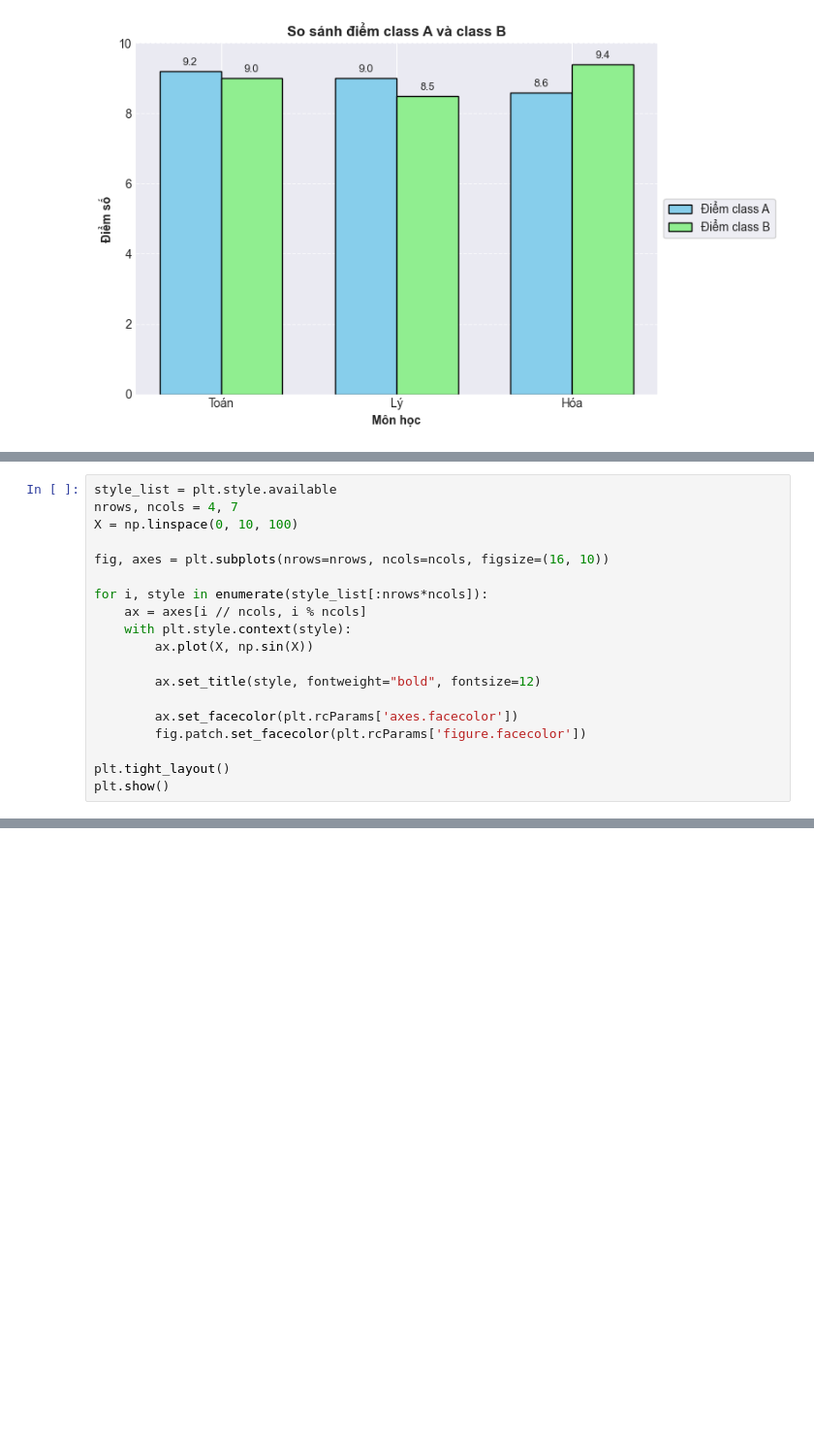
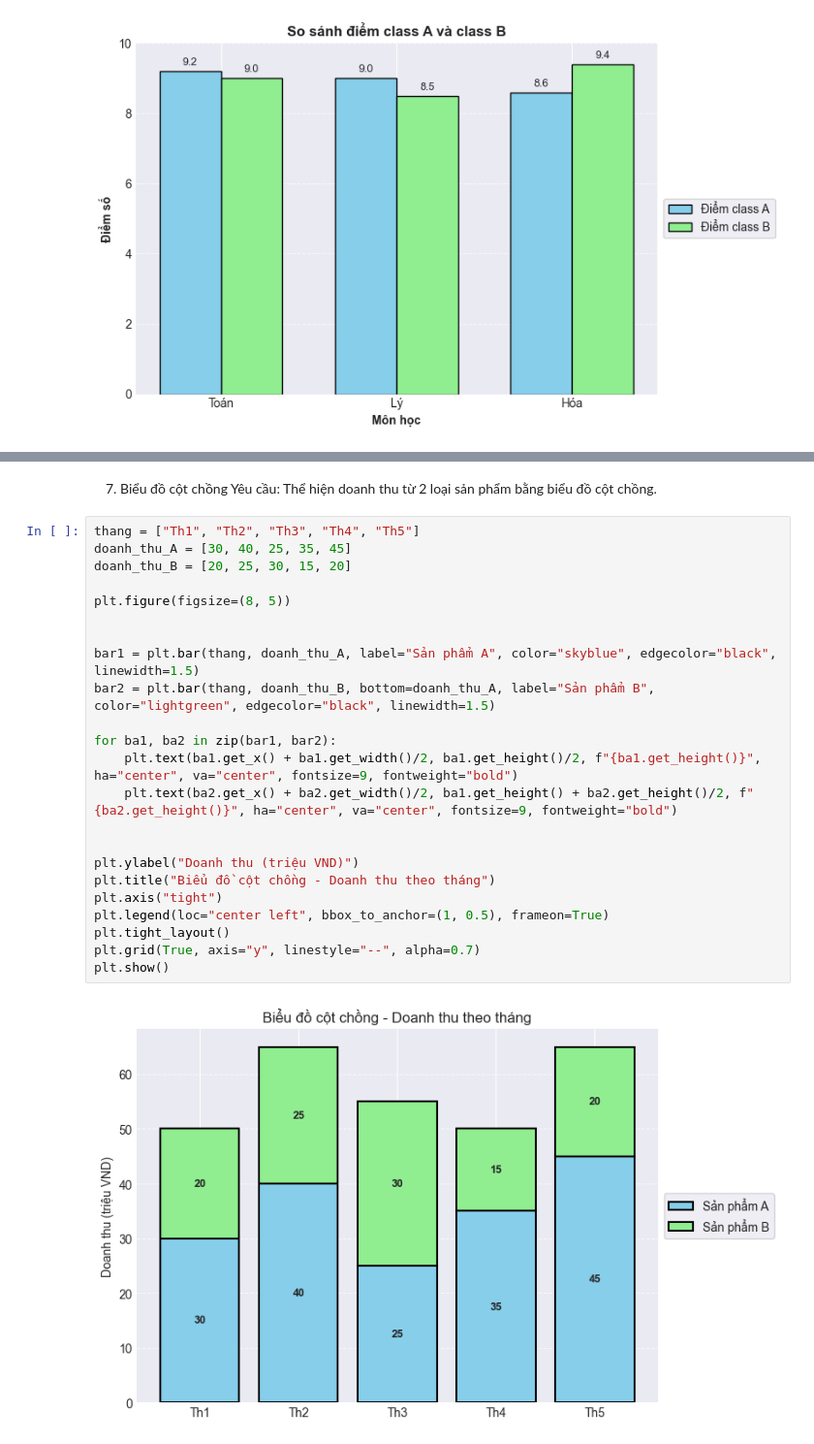
Before and after one commit to TruongQuangPhat/AI-Journey, a Jupyter notebook: Matplotlib/Matplotlib_Excercise.ipynb, the cells around one changed output, grey strips where cells are left out. Shown at 97% size. Cells and saved outputs as stored; diff of their text form; blank space fills up the shorter version.

```diff
--- a/Matplotlib/Matplotlib_Excercise.ipynb
+++ b/Matplotlib/Matplotlib_Excercise.ipynb
@@ -188,19 +161,0 @@ plt.style.available
-# %%
-style_list = plt.style.available
-nrows, ncols = 4, 7
-X = np.linspace(0, 10, 100)
-
-fig, axes = plt.subplots(nrows=nrows, ncols=ncols, figsize=(16, 10))
-
-for i, style in enumerate(style_list[:nrows*ncols]):
-    ax = axes[i // ncols, i % ncols]
-    with plt.style.context(style):
-        ax.plot(X, np.sin(X))
-
-        ax.set_title(style, fontweight="bold", fontsize=12)
-
-        ax.set_facecolor(plt.rcParams['axes.facecolor'])
-        fig.patch.set_facecolor(plt.rcParams['figure.facecolor'])
-
-plt.tight_layout()
-plt.show()
@@ -245,0 +162,28 @@ plt.show()
+# %% [markdown]
+7. Biểu đồ cột chồng
+Yêu cầu: Thể hiện doanh thu từ 2 loại sản phẩm bằng biểu đồ cột chồng.
+# %%
+thang = ["Th1", "Th2", "Th3", "Th4", "Th5"]
+doanh_thu_A = [30, 40, 25, 35, 45]
+doanh_thu_B = [20, 25, 30, 15, 20]
+
+plt.figure(figsize=(8, 5))
+
+
+bar1 = plt.bar(thang, doanh_thu_A, label="Sản phẩm A", color="skyblue", edgecolor="black", linewidth=1.5)
+bar2 = plt.bar(thang, doanh_thu_B, bottom=doanh_thu_A, label="Sản phẩm B", color="lightgreen", edgecolor="black", linewidth=1.5)
+
+for ba1, ba2 in zip(bar1, bar2):
+    plt.text(ba1.get_x() + ba1.get_width()/2, ba1.get_height()/2, f"{ba1.get_height()}", ha="center", va="center", fontsize=9, fontweight="bold")
+    plt.text(ba2.get_x() + ba2.get_width()/2, ba1.get_height() + ba2.get_height()/2, f"{ba2.get_height()}", ha="center", va="center", fontsize=9, fontweight="bold")
+
+
+plt.ylabel("Doanh thu (triệu VND)")
+plt.title("Biểu đồ cột chồng - Doanh thu theo tháng")
+plt.axis("tight")
+plt.legend(loc="center left", bbox_to_anchor=(1, 0.5), frameon=True)
+plt.tight_layout()
+plt.grid(True, axis="y", linestyle="--", alpha=0.7)
+plt.show()
+# %% [output]
+[figure, added]
```
Also changed, not shown: parts of 14 cells of this notebook, 2 other files.
